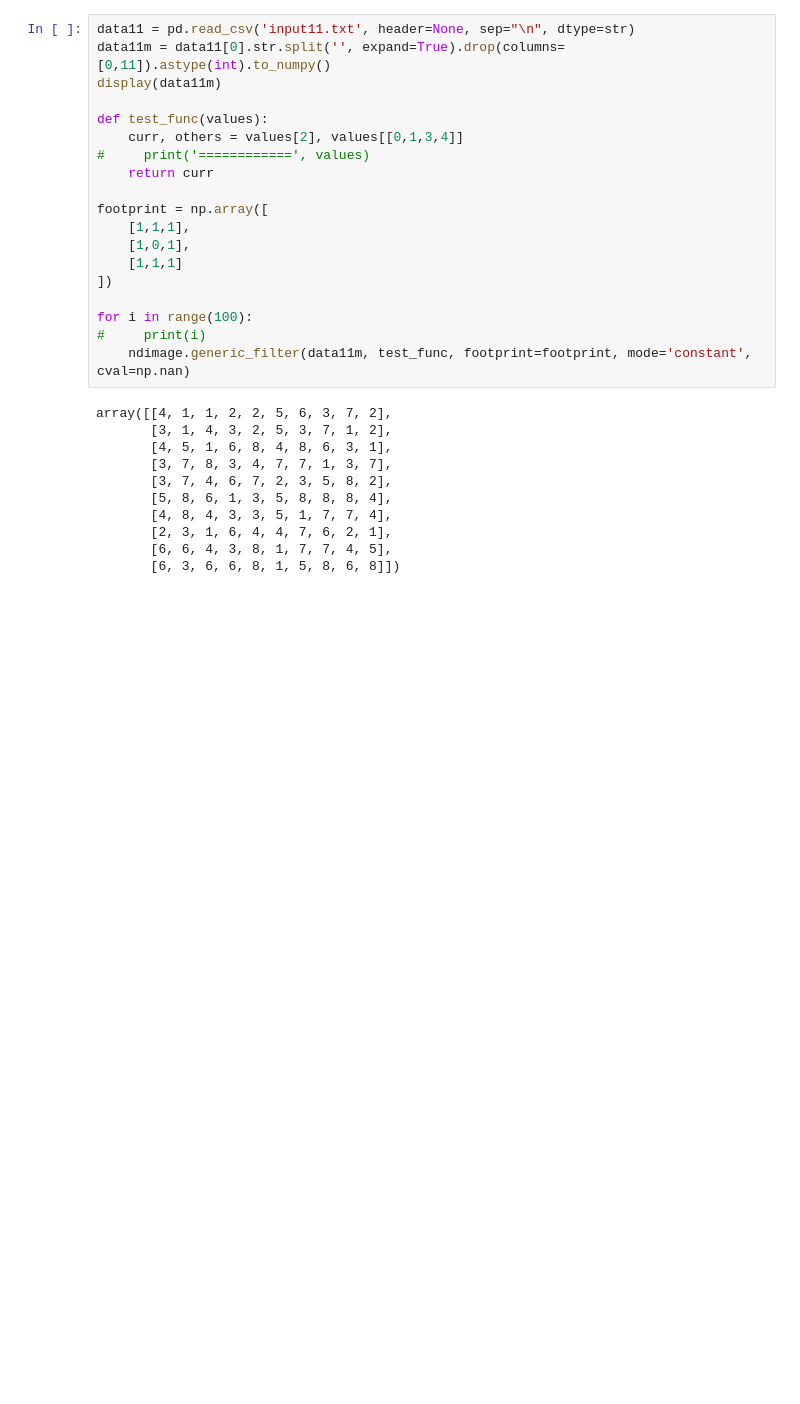
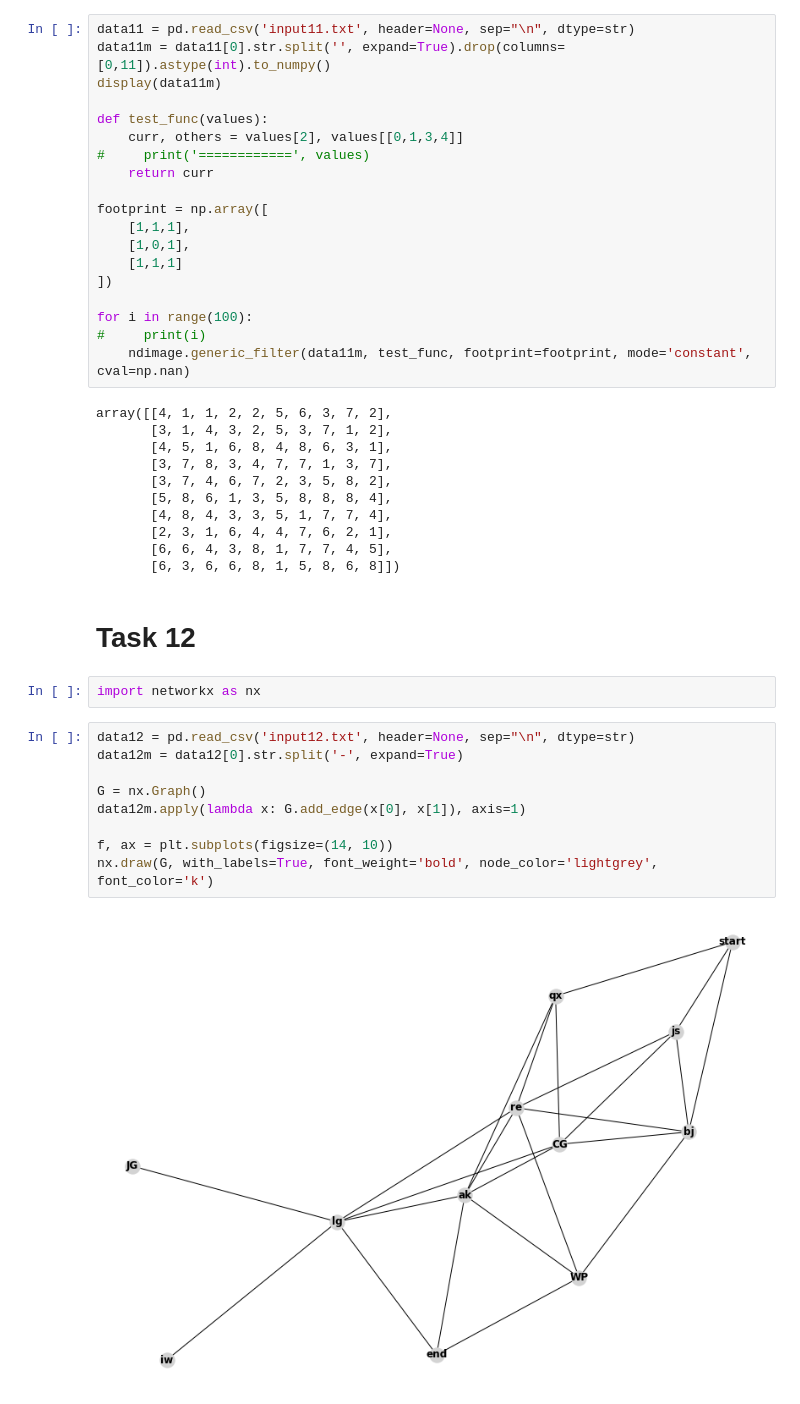
Before and after one commit to LaVestima/advent-of-code, a Jupyter notebook: 2021/AoC2021.ipynb, the cells around one changed output. Saved outputs shown, nothing was run; the diff lists cells and outputs as text; blank space fills up the shorter version.

```diff
--- a/2021/AoC2021.ipynb
+++ b/2021/AoC2021.ipynb
@@ -392,3 +392,18 @@ array([[4, 1, 1, 2, 2, 5, 6, 3, 7, 2],
        [2, 3, 1, 6, 4, 4, 7, 6, 2, 1],
        [6, 6, 4, 3, 8, 1, 7, 7, 4, 5],
        [6, 3, 6, 6, 8, 1, 5, 8, 6, 8]])
+# %% [markdown]
+# Task 12
+# %%
+import networkx as nx
+# %%
+data12 = pd.read_csv('input12.txt', header=None, sep="\n", dtype=str)
+data12m = data12[0].str.split('-', expand=True)
+
+G = nx.Graph()
+data12m.apply(lambda x: G.add_edge(x[0], x[1]), axis=1)
+
+f, ax = plt.subplots(figsize=(14, 10))
+nx.draw(G, with_labels=True, font_weight='bold', node_color='lightgrey', font_color='k')
+# %% [output]
+[figure, added]
```
Also changed, not shown: parts of 10 cells of this notebook, 4 other files.
